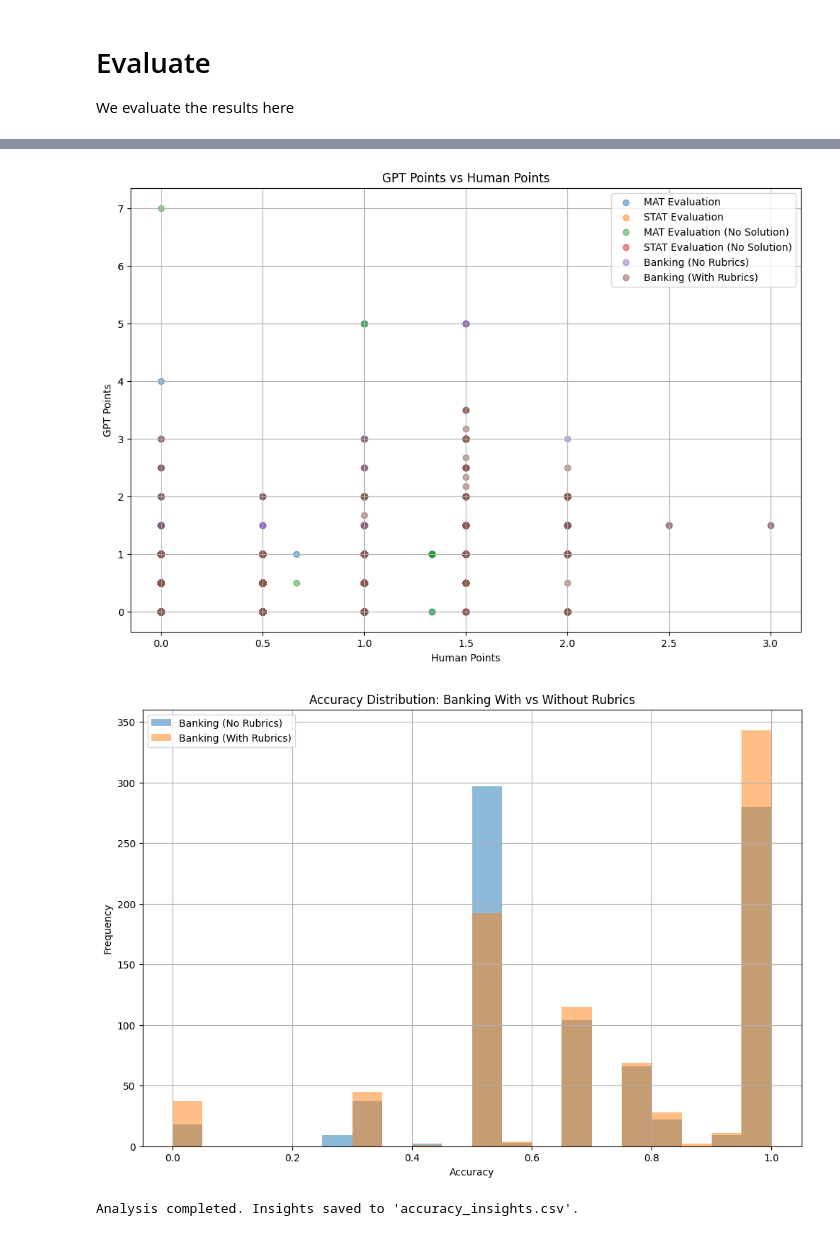
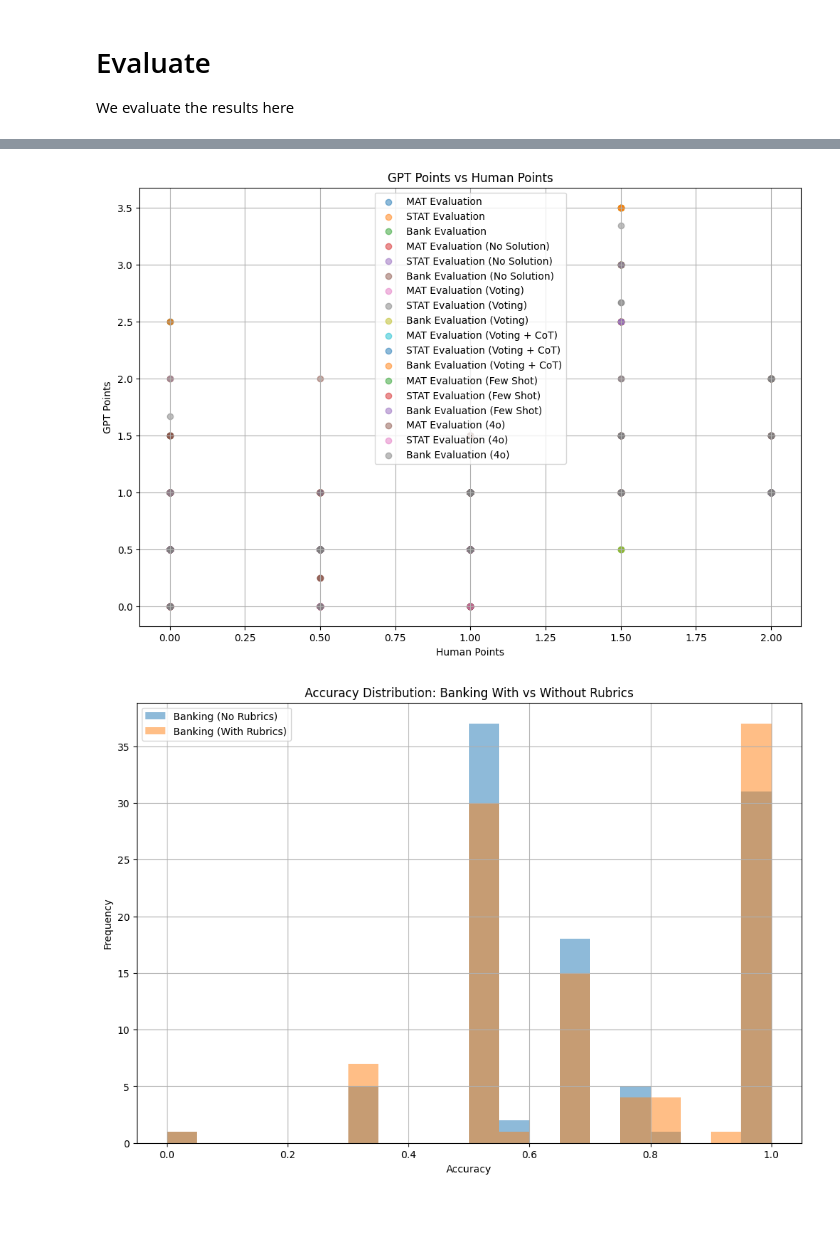
Before and after one commit to rnichi1/graded-by-ai-analytics, a Jupyter notebook: statistics.ipynb, the cells around one changed output, grey strips where cells are left out. Drawn from its saved outputs; the diff is of its cells as text; code cells hidden in the pictures; blank space fills up the shorter version.

```diff
--- a/statistics.ipynb
+++ b/statistics.ipynb
@@ -8,19 +8,48 @@ import matplotlib.pyplot as plt
 # Load the datasets
 mat_evaluation = pd.read_csv('results/mat_evaluation_result.csv')
 stat_evaluation = pd.read_csv('results/stat_evaluation_result.csv')
+bank_evaluation = pd.read_csv('results/bank_evaluation_result.csv')
+
 mat_evaluation_no_solution = pd.read_csv('results/mat_evaluation_no_solutions_result.csv')
 stat_evaluation_no_solution = pd.read_csv('results/stat_evaluation_no_solutions_result.csv')
-banking_no_rubrics = pd.read_csv('results/banking_no_rubrics_result.csv')
-banking_with_rubrics = pd.read_csv('results/banking_with_rubrics_result.csv')
+bank_evaluation_no_solution = pd.read_csv('results/bank_evaluation_no_solutions_result.csv')
+
+mat_evaluation_voting = pd.read_csv('results/mat_evaluation_voting_result.csv')
+stat_evaluation_voting = pd.read_csv('results/stat_evaluation_voting_result.csv')
+bank_evaluation_voting = pd.read_csv('results/bank_evaluation_voting_result.csv')
+
+mat_evaluation_voting_cot = pd.read_csv('results/mat_evaluation_voting_cot_result.csv')
+stat_evaluation_voting_cot = pd.read_csv('results/stat_evaluation_voting_cot_result.csv')
+bank_evaluation_voting_cot = pd.read_csv('results/bank_evaluation_voting_cot_result.csv')
+
+mat_evaluation_few_shot = pd.read_csv('results/mat_evaluation_few_shot_result.csv')
+stat_evaluation_few_shot = pd.read_csv('results/stat_evaluation_few_shot_result.csv')
+bank_evaluation_few_shot = pd.read_csv('results/bank_evaluation_few_shot_result.csv')
+
+mat_evaluation_4o = pd.read_csv('results/mat_evaluation_4o_result.csv')
+stat_evaluation_4o = pd.read_csv('results/stat_evaluation_4o_result.csv')
+bank_evaluation_4o = pd.read_csv('results/bank_evaluation_4o_result.csv')
 
 # Combine datasets for comparative analysis
 all_data = {
     "MAT Evaluation": mat_evaluation,
     "STAT Evaluation": stat_evaluation,
+    "Bank Evaluation": bank_evaluation,
     "MAT Evaluation (No Solution)": mat_evaluation_no_solution,
     "STAT Evaluation (No Solution)": stat_evaluation_no_solution,
-    "Banking (No Rubrics)": banking_no_rubrics,
-    "Banking (With Rubrics)": banking_with_rubrics,
+    "Bank Evaluation (No Solution)": bank_evaluation_no_solution,
+    "MAT Evaluation (Voting)": mat_evaluation_voting,
+    "STAT Evaluation (Voting)": stat_evaluation_voting,
+    "Bank Evaluation (Voting)": bank_evaluation_voting,
+    "MAT Evaluation (Voting + CoT)": mat_evaluation_voting_cot,
+    "STAT Evaluation (Voting + CoT)": stat_evaluation_voting_cot,
+    "Bank Evaluation (Voting + CoT)": bank_evaluation_voting_cot,
+    "MAT Evaluation (Few Shot)": mat_evaluation_few_shot,
+    "STAT Evaluation (Few Shot)": stat_evaluation_few_shot,
+    "Bank Evaluation (Few Shot)": bank_evaluation_few_shot,
+    "MAT Evaluation (4o)": mat_evaluation_4o,
+    "STAT Evaluation (4o)": stat_evaluation_4o,
+    "Bank Evaluation (4o)": bank_evaluation_4o,
 }
 # %%
 # HELPER FUNCTIONS
@@ -89,27 +118,26 @@ plt.legend()
 plt.grid()
 plt.show()
 # %% [output]
-[figure, old version]
+[figure, new version]
 # %%
 
 # Detailed analysis of Banking with and without rubrics
 banking_rubrics_comparison = pd.concat([
-    banking_no_rubrics.assign(rubric_type="No Rubrics"),
-    banking_with_rubrics.assign(rubric_type="With Rubrics")
+    bank_evaluation_no_solution.assign(rubric_type="No Rubrics"),
+    bank_evaluation.assign(rubric_type="With Rubrics")
 ])
 
 plt.figure(figsize=(12, 8))
 for rubric_type, group in banking_rubrics_comparison.groupby("rubric_type"):
     plt.hist(group["accuracy"], bins=20, alpha=0.5, label=f"Banking ({rubric_type})")
 plt.title("Accuracy Distribution: Banking With vs Without Rubrics")
 plt.xlabel("Accuracy")
 plt.ylabel("Frequency")
 plt.legend()
 plt.grid()
 plt.show()
 # %% [output]
-[figure, old version]
+[figure, new version]
-Analysis completed. Insights saved to 'accuracy_insights.csv'.
 # %%
 # Detailed analysis for MAT and STAT datasets (with and without solutions)
 mat_comparison = pd.concat([
```
Also changed, not shown: parts of 8 cells of this notebook, 7 other files.
